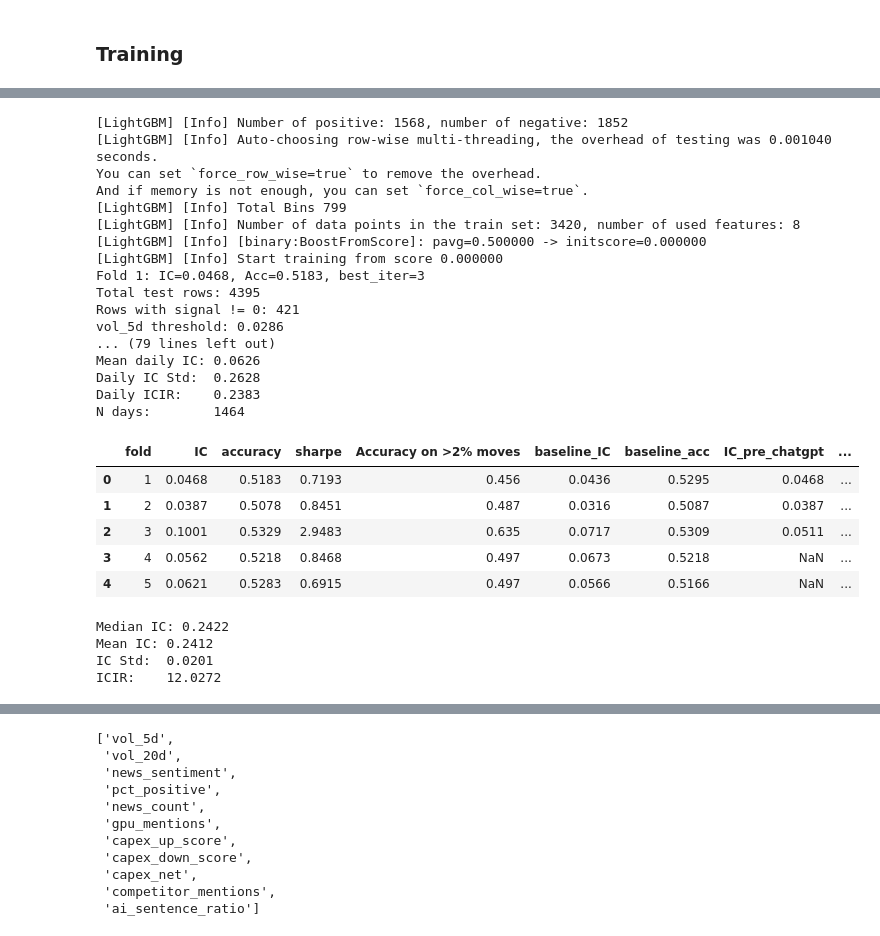
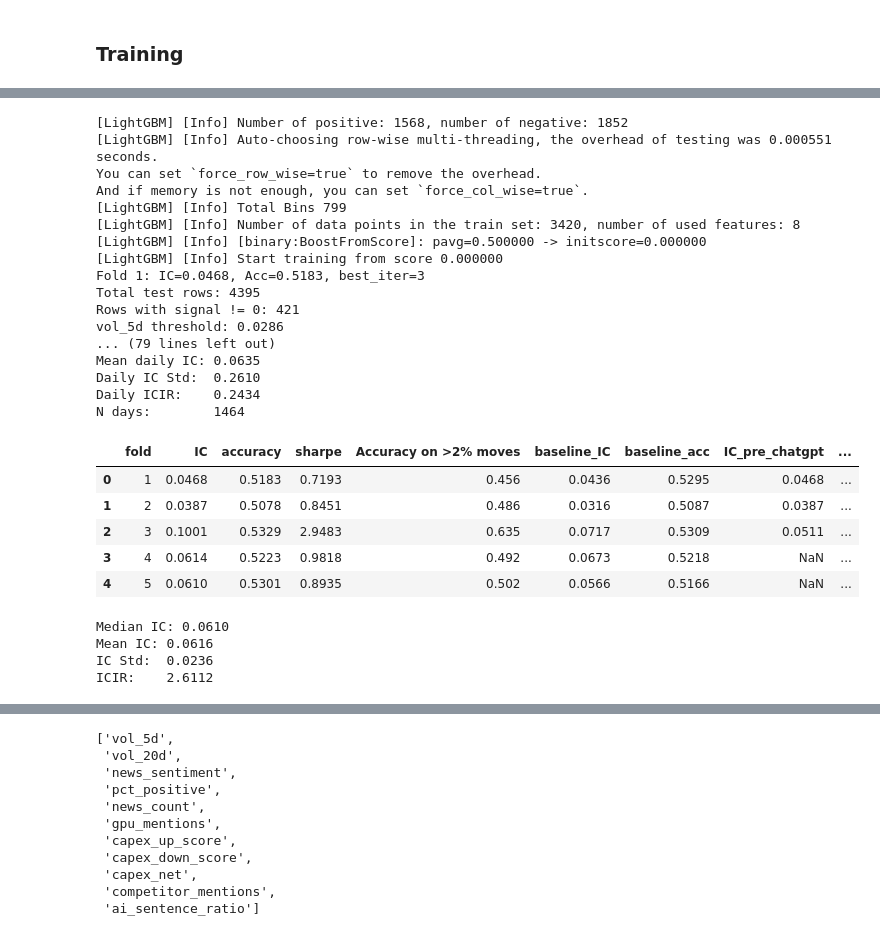
Before and after one commit to heiditam/ai_sector_signal_research, a Jupyter notebook: notebooks/cleaned/training.ipynb, the cells around one changed output, grey strips where cells are left out. Cells and saved outputs as stored; diff of their text form; code cells hidden in the pictures.

```diff
--- a/notebooks/cleaned/training.ipynb
+++ b/notebooks/cleaned/training.ipynb
@@ -94,7 +94,7 @@ def train_evaluate(splits, feat_cols):
         asset_returns = test_df['ret_5d'].values
 
         model = lgb.LGBMClassifier(
-            n_estimators=300,
+            n_estimators=600,
             learning_rate=0.05,
             num_leaves=31,
             min_child_samples=20,
@@ -197,36 +197,36 @@ def train_evaluate(splits, feat_cols):
 # %%
 feat_cols = [
     'vol_5d', 'vol_20d', 'vol_spike', #'news_sentiment', 'pct_positive', 'news_count',
     'gpu_mentions', 'capex_up_score', 'capex_down_score',
-    'capex_net', 'competitor_mentions', 'ai_sentence_ratio'
+    'capex_net', 'competitor_mentions', 'ai_sentence_ratio',
 ]
 
 results_df, full_daily_ic, final_model, X_te, y_te = train_evaluate(splits, feat_cols)
 results_df
 # %% [output]
 [LightGBM] [Info] Number of positive: 1568, number of negative: 1852
-[LightGBM] [Info] Auto-choosing row-wise multi-threading, the overhead of testing was 0.001040 seconds.
+[LightGBM] [Info] Auto-choosing row-wise multi-threading, the overhead of testing was 0.000551 seconds.
 You can set `force_row_wise=true` to remove the overhead.
 And if memory is not enough, you can set `force_col_wise=true`.
 [LightGBM] [Info] Total Bins 799
 [LightGBM] [Info] Number of data points in the train set: 3420, number of used features: 8
 [LightGBM] [Info] [binary:BoostFromScore]: pavg=0.500000 -> initscore=0.000000
 [LightGBM] [Info] Start training from score 0.000000
 Fold 1: IC=0.0468, Acc=0.5183, best_iter=3
 Total test rows: 4395
 Rows with signal != 0: 421
 vol_5d threshold: 0.0286
 ... (79 lines left out)
-Mean daily IC: 0.0626
-Daily IC Std:  0.2628
-Daily ICIR:    0.2383
+Mean daily IC: 0.0635
+Daily IC Std:  0.2610
+Daily ICIR:    0.2434
 N days:        1464
 |  | fold | IC | accuracy | sharpe | Accuracy on >2% moves | baseline_IC | baseline_acc | IC_pre_chatgpt | ... |
 | 0 | 1 | 0.0468 | 0.5183 | 0.7193 | 0.456 | 0.0436 | 0.5295 | 0.0468 | ... |
-| 1 | 2 | 0.0387 | 0.5078 | 0.8451 | 0.487 | 0.0316 | 0.5087 | 0.0387 | ... |
+| 1 | 2 | 0.0387 | 0.5078 | 0.8451 | 0.486 | 0.0316 | 0.5087 | 0.0387 | ... |
 | 2 | 3 | 0.1001 | 0.5329 | 2.9483 | 0.635 | 0.0717 | 0.5309 | 0.0511 | ... |
-| 3 | 4 | 0.0562 | 0.5218 | 0.8468 | 0.497 | 0.0673 | 0.5218 | NaN | ... |
-| 4 | 5 | 0.0621 | 0.5283 | 0.6915 | 0.497 | 0.0566 | 0.5166 | NaN | ... |
+| 3 | 4 | 0.0614 | 0.5223 | 0.9818 | 0.492 | 0.0673 | 0.5218 | NaN | ... |
+| 4 | 5 | 0.0610 | 0.5301 | 0.8935 | 0.502 | 0.0566 | 0.5166 | NaN | ... |
 # %%
 results_df.to_csv('../../outputs/results_df.csv', index=False)
 results_df.to_latex('../../outputs/results_table.tex', index=False, float_format='%.4f')
@@ -237,10 +237,10 @@ print(f'Mean IC: {results_df['IC'].mean():.4f}' )
 print(f"IC Std:  {results_df['IC'].std():.4f}")
 print(f"ICIR:    {icir:.4f}")
 # %% [output]
-Median IC: 0.2422
-Mean IC: 0.2412
-IC Std:  0.0201
-ICIR:    12.0272
+Median IC: 0.0610
+Mean IC: 0.0616
+IC Std:  0.0236
+ICIR:    2.6112
 # %%
 feat_cols = [
     'vol_5d', 'vol_20d', 'rsi_14', 'news_sentiment', 'pct_positive', 'news_count',
```
Also changed, not shown: parts of 2 cells of this notebook, 7 other files.
